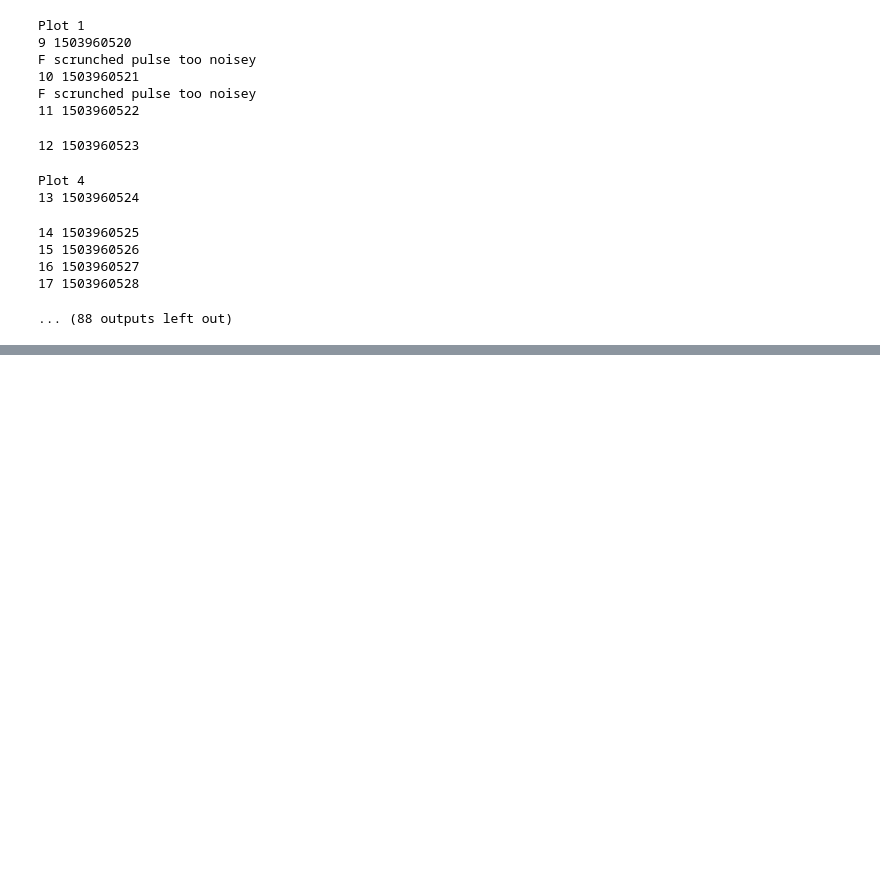
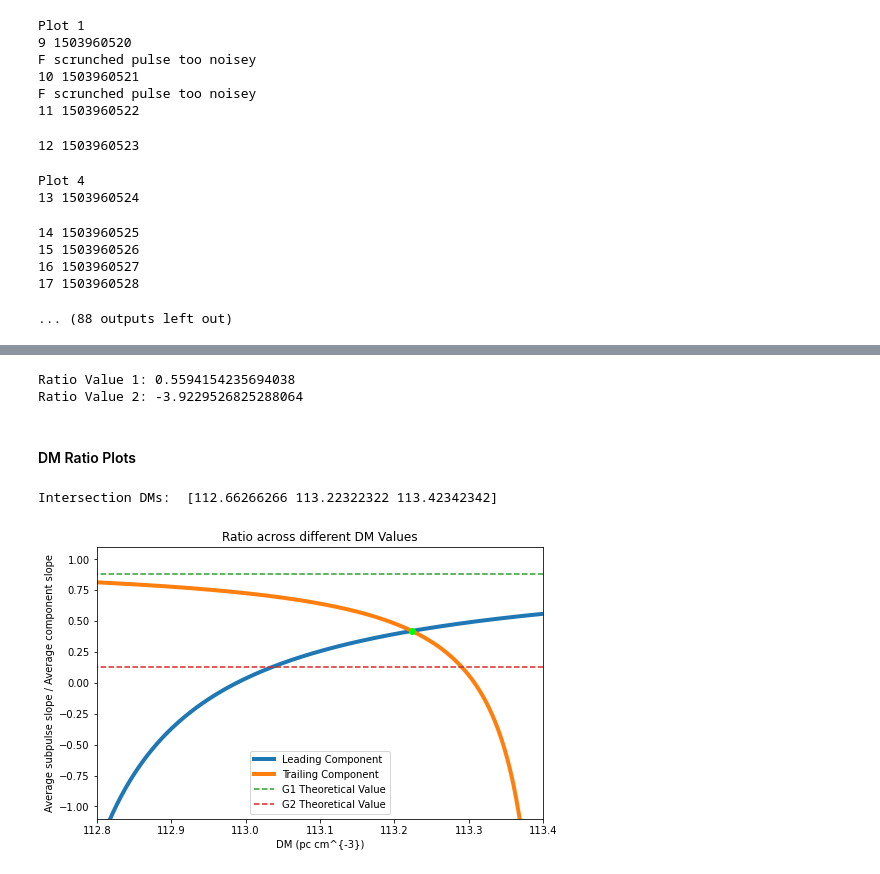
Before and after one commit to lisa53396/19SS-B0818-41, a Jupyter notebook: python_scripts/Sub Pulse Separation - Single Files .ipynb, the cells around one changed output, grey strips where cells are left out. Saved outputs shown, nothing was run; the diff lists cells and outputs as text; code cells hidden in the pictures; blank space fills up the shorter version.

```diff
--- a/python_scripts/Sub Pulse Separation - Single Files .ipynb
+++ b/python_scripts/Sub Pulse Separation - Single Files .ipynb
@@ -1373,0 +1404,57 @@ NameError: name 'create_pl_fit' is not defined
+# %%
+print('Ratio Value 1:', s_ave1/0.06303343953077173)
+print('Ratio Value 2:', s_ave2/-0.0020150191507454633)
+# %% [output]
+Ratio Value 1: 0.5594154235694038
+Ratio Value 2: -3.9229526825288064
+# %% [markdown]
+#### DM Ratio Plots
+# %%
+# Input measurements
+ssL = s_ave1
+ssR = s_ave2
+scL = s_com1
+scR = s_com2
+
+# DMs and how the slope changes
+DMs   = np.linspace(112,114,1000) # pc cm^{-3}
+DMcat = 113.4                     # pc cm^{-3}
+f     = 400                       # MHz
+D     = 4.148808e3                # MHz^2 pc^{-1} cm^3 s
+P     = 0.545445560075            # s
+k     = 4*np.pi*D/P/f**3 * 180/np.pi     # deg MHz^{-1} pc^{-1} cm^3 (i.e. "slope units per DM unit")
+ks    = k*(DMs - 113.4)           # deg MHz^{-1} (i.e. "slope units")
+
+# Plot Ratios
+py.figure(figsize=(8,5))
+lc=(ssL + ks)/(scL + ks)
+tc=(ssR + ks)/(scR + ks)
+
+py.plot(DMs, (ssL + ks)/(scL + ks),lw=4,label='Leading Component')
+py.plot(DMs, (ssR + ks)/(scR + ks),lw=4,label='Trailing Component')
+
+#Plot Theory Value
+py.plot([112,114],[0.880662,0.880662], '--', label='G1 Theoretical Value')
+py.plot([112,114],[0.126042,0.126042], '--', label='G2 Theoretical Value')
+
+
+# Plot appearance
+py.axis([112.8, 113.4, -1.1,1.1])
+py.xlabel("DM (pc cm^{-3})");
+py.ylabel("Average subpulse slope / Average component slope");
+py.legend()
+py.title('Ratio across different DM Values')
+
+#Plot intersection points
+idx = np.argwhere(np.diff(np.sign(lc - tc))).flatten()
+py.plot(DMs[idx], lc[idx], 'o', color='lime',label='Symmetrical Carousel')
+
+print('Intersection DMs: ', DMs[idx])
+
+
+
+# Save the plot to file
+py.savefig('figures/RDM.png')
+# %% [output]
+Intersection DMs:  [112.66266266 113.22322322 113.42342342]
+[figure, added]
```
Also changed, not shown: parts of 19 cells of this notebook, 19 other files.
